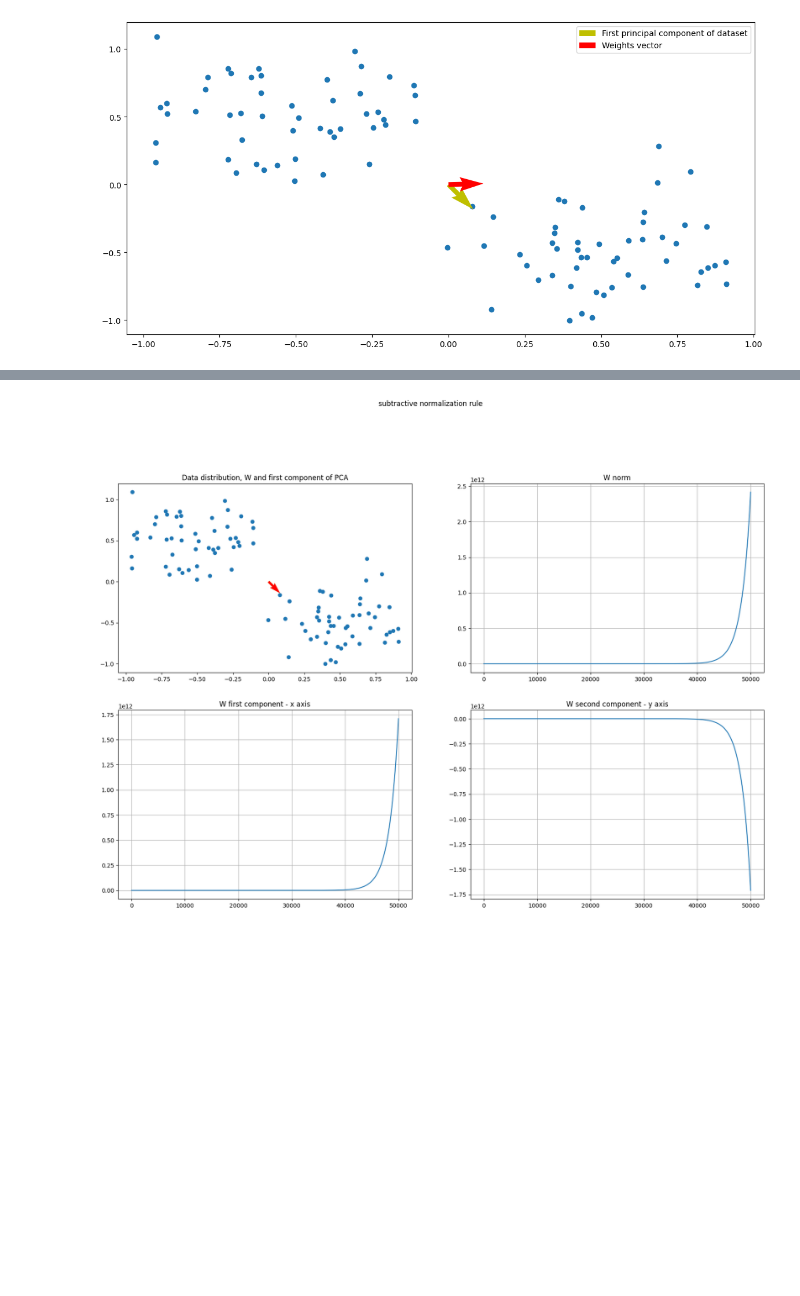
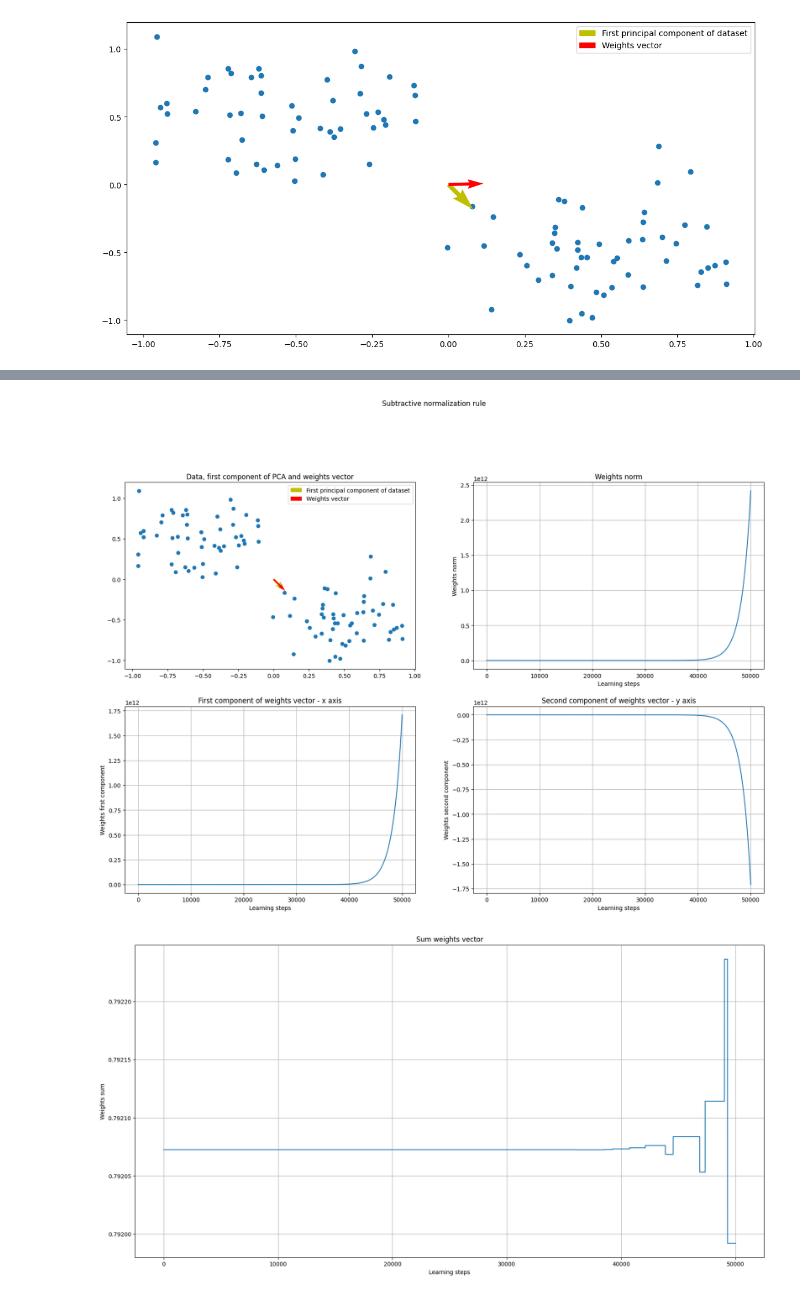
Before and after one commit to GeremiaPompei/cns_lab, a Jupyter notebook: LAB2_1/hebbian_learning.ipynb, the cells around one changed output, grey strips where cells are left out. Saved outputs shown, nothing was run; the diff lists cells and outputs as text; code cells hidden in the pictures; blank space fills up the shorter version.

```diff
--- a/LAB2_1/hebbian_learning.ipynb
+++ b/LAB2_1/hebbian_learning.ipynb
@@ -12,3 +14,20 @@ np.random.seed(10)
+# %%
+def data_firstpc_w_plot(ax, data: np.array, first_pc: np.array = None, W: np.array = None) -> None:
+    """
+    Function able to show the scatter plot with data and vectors related to first principal component eigenvector of data and weights vector.
+
+    ax: Matplotlib axis where write the plot.
+    data: Dataset shown in scatter plot.
+    first_pc: First principal component eigenvector.
+    W: Weights vector.
+    """
+    ax.scatter(*data)
+    if first_pc is not None:
+        ax.quiver(*first_pc, color='y', label='First principal component of dataset', width=0.007)
+    if W is not None:
+        ax.quiver(*W, color='r', label='Weights vector', width=0.005)
+    if first_pc is not None or W is not None:
+        ax.legend()
 # %% [markdown]
 Dataset loading and plot in a scatter plot.
 # %%
@@ -126,8 +190,19 @@ plot_analysis(weights_over_time, title='oja rule')
 # %%
+title = 'Subtractive normalization rule'
 n = np.ones(data.shape[0])
 subtractive_normalization = lambda v, u, w: v * u - ((v * (n.T @ u) * n) / 2)
 
-weights_over_time = train(data, W, learning_rule=subtractive_normalization)
-plot_analysis(weights_over_time, title='subtractive normalization rule')
+weights_over_time = train(data, W, learning_rule=subtractive_normalization, filename=title)
+plot_analysis(weights_over_time, title=title)
+
+plt.figure(figsize=(20, 10))
+plt.title('Sum weights vector')
+plt.grid(True)
+plt.plot(list(range(weights_over_time.shape[0])), [w.sum() for w in weights_over_time])
+plt.xlabel('Learning steps')
+plt.ylabel('Weights sum')
+
+plt.show()
 # %% [output]
-[figure, old version]
+[figure, new version]
+[figure, added]
```
Also changed, not shown: parts of 19 cells of this notebook, 18 other files.
